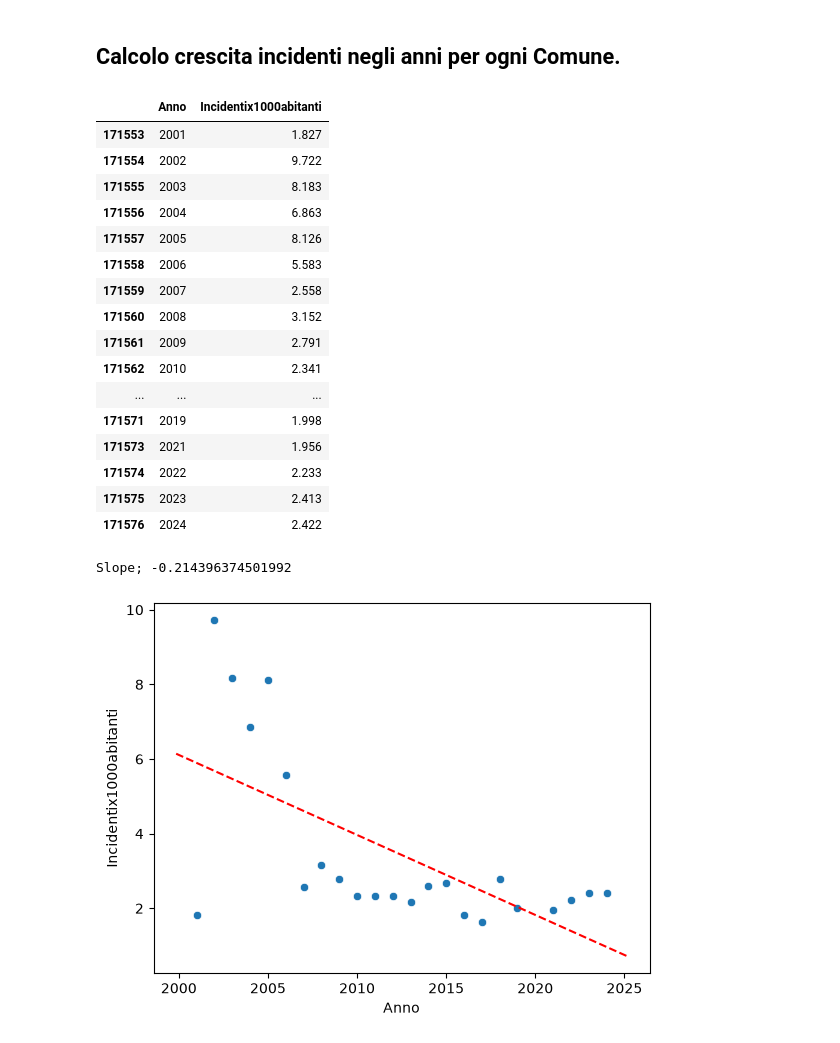
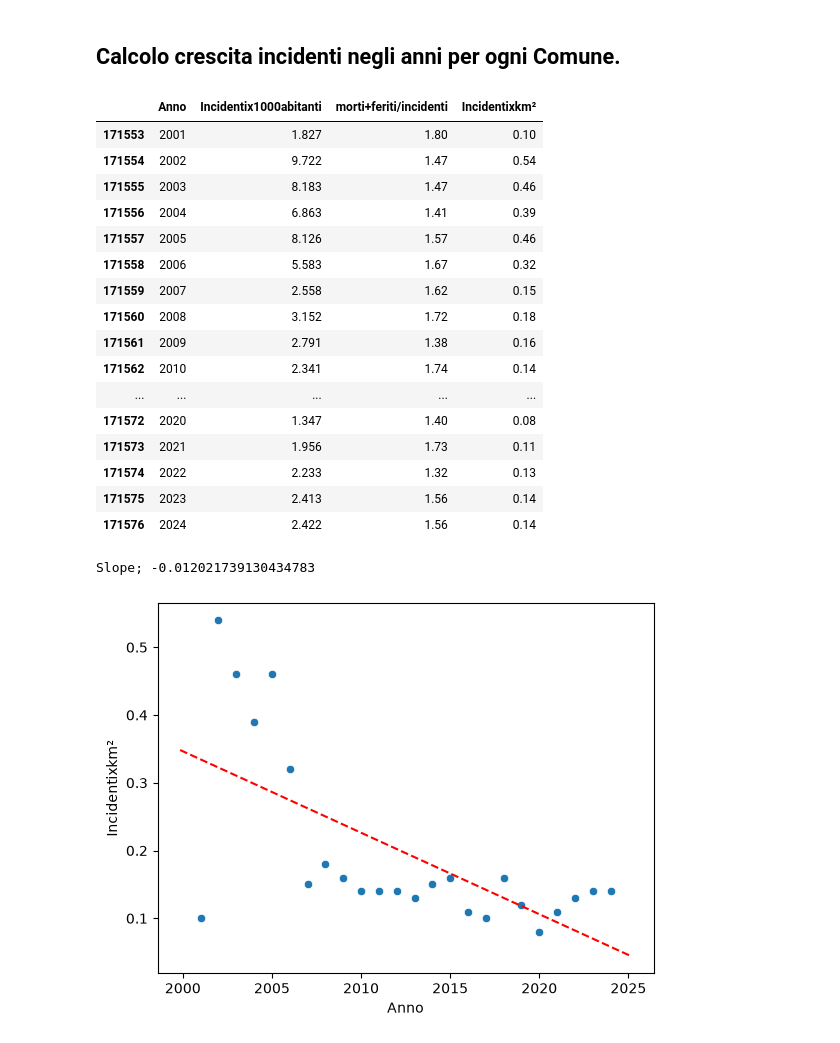
Before and after one commit to giuliocipone-lang/Boolean_capstone_project, a Jupyter notebook: EDA.ipynb, the cells around one changed output. Drawn from its saved outputs; the diff is of its cells as text; code cells hidden in the pictures.

```diff
--- a/EDA.ipynb
+++ b/EDA.ipynb
@@ -148,28 +148,27 @@ sns.scatterplot(x='Popolazione', y='Incidentix1000abitanti', data=df);
 # %% [markdown]
 ## Calcolo crescita incidenti negli anni per ogni Comune.
 # %%
-df_after2020 = df[df['Anno'] >= 2021]
-df_Agliè = df_no2020[df_no2020['Codice Comune'] == 91085]
-df_Agliè = df_Agliè[['Anno', 'Incidentix1000abitanti']]
+df_Agliè = df[df['Codice Comune'] == 91085]
+df_Agliè = df_Agliè[['Anno', 'Incidentix1000abitanti','morti+feriti/incidenti','Incidentixkm²']]
 df_Agliè
 # %% [output]
-|  | Anno | Incidentix1000abitanti |
-| 171553 | 2001 | 1.827 |
-| 171554 | 2002 | 9.722 |
-| 171555 | 2003 | 8.183 |
-| 171556 | 2004 | 6.863 |
-| 171557 | 2005 | 8.126 |
-| 171558 | 2006 | 5.583 |
-| 171559 | 2007 | 2.558 |
-| 171560 | 2008 | 3.152 |
-| 171561 | 2009 | 2.791 |
-| 171562 | 2010 | 2.341 |
-| ... | ... | ... |
-| 171571 | 2019 | 1.998 |
-| 171573 | 2021 | 1.956 |
-| 171574 | 2022 | 2.233 |
-| 171575 | 2023 | 2.413 |
-| 171576 | 2024 | 2.422 |
+|  | Anno | Incidentix1000abitanti | morti+feriti/incidenti | Incidentixkm² |
+| 171553 | 2001 | 1.827 | 1.80 | 0.10 |
+| 171554 | 2002 | 9.722 | 1.47 | 0.54 |
+| 171555 | 2003 | 8.183 | 1.47 | 0.46 |
+| 171556 | 2004 | 6.863 | 1.41 | 0.39 |
+| 171557 | 2005 | 8.126 | 1.57 | 0.46 |
+| 171558 | 2006 | 5.583 | 1.67 | 0.32 |
+| 171559 | 2007 | 2.558 | 1.62 | 0.15 |
+| 171560 | 2008 | 3.152 | 1.72 | 0.18 |
+| 171561 | 2009 | 2.791 | 1.38 | 0.16 |
+| 171562 | 2010 | 2.341 | 1.74 | 0.14 |
+| ... | ... | ... | ... | ... |
+| 171572 | 2020 | 1.347 | 1.40 | 0.08 |
+| 171573 | 2021 | 1.956 | 1.73 | 0.11 |
+| 171574 | 2022 | 2.233 | 1.32 | 0.13 |
+| 171575 | 2023 | 2.413 | 1.56 | 0.14 |
+| 171576 | 2024 | 2.422 | 1.56 | 0.14 |
 # %%
 def lin_reg_coef(x, y):
 
@@ -191,19 +190,19 @@ def lin_reg_coef(x, y):
 
     return b_0, b_1
 # %%
-intercept, slope = lin_reg_coef(x=df_Agliè['Anno'], y=df_Agliè['Incidentix1000abitanti'])
+intercept, slope = lin_reg_coef(x=df_Agliè['Anno'], y=df_Agliè['Incidentixkm²'])
 print('Slope;',slope)
 # %% [output]
-Slope; -0.214396374501992
+Slope; -0.012021739130434783
 # %%
 # plot the data points using a scatter plot
-sns.scatterplot(x='Anno', y='Incidentix1000abitanti', data=df_Agliè)
+sns.scatterplot(x='Anno', y='Incidentixkm²', data=df_Agliè)
 
 axes = plt.gca()   # get axes instance of current figure
 x_vals = np.array(axes.get_xlim())   # get x-axis limits
 y_vals = intercept + slope * x_vals   # define the equation of the regression line
 plt.plot(x_vals, y_vals, '--', color='r')   # draw the regression line on top of the scatter plot
 plt.show()
 # %% [output]
-[figure, old version]
+[figure, new version]
 # %% [markdown]
```
Also changed, not shown: parts of 4 cells of this notebook.
